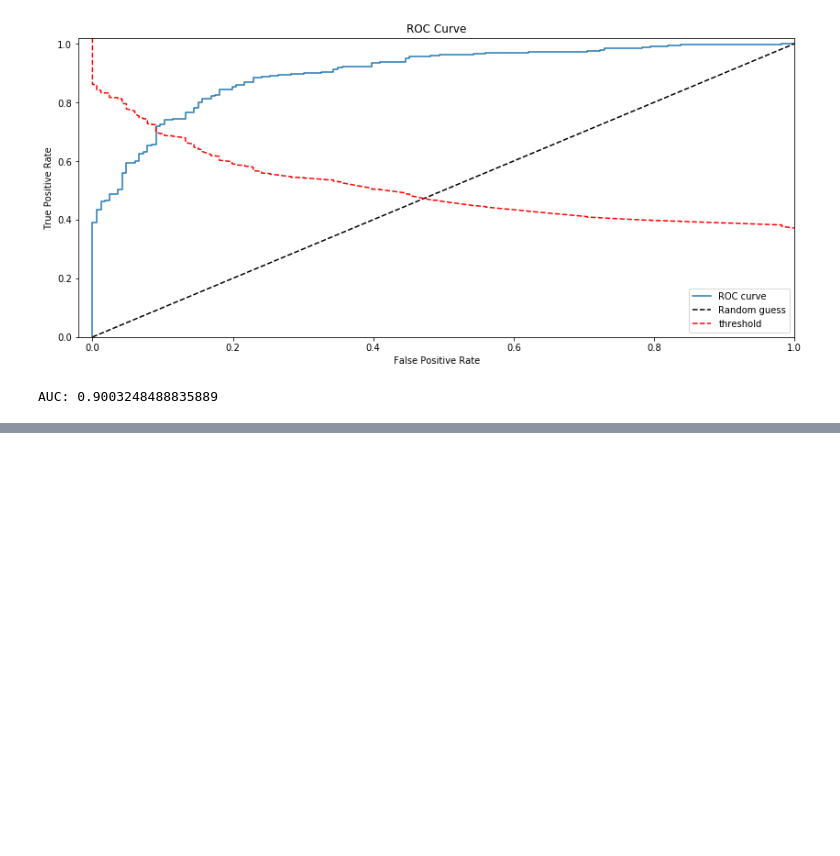
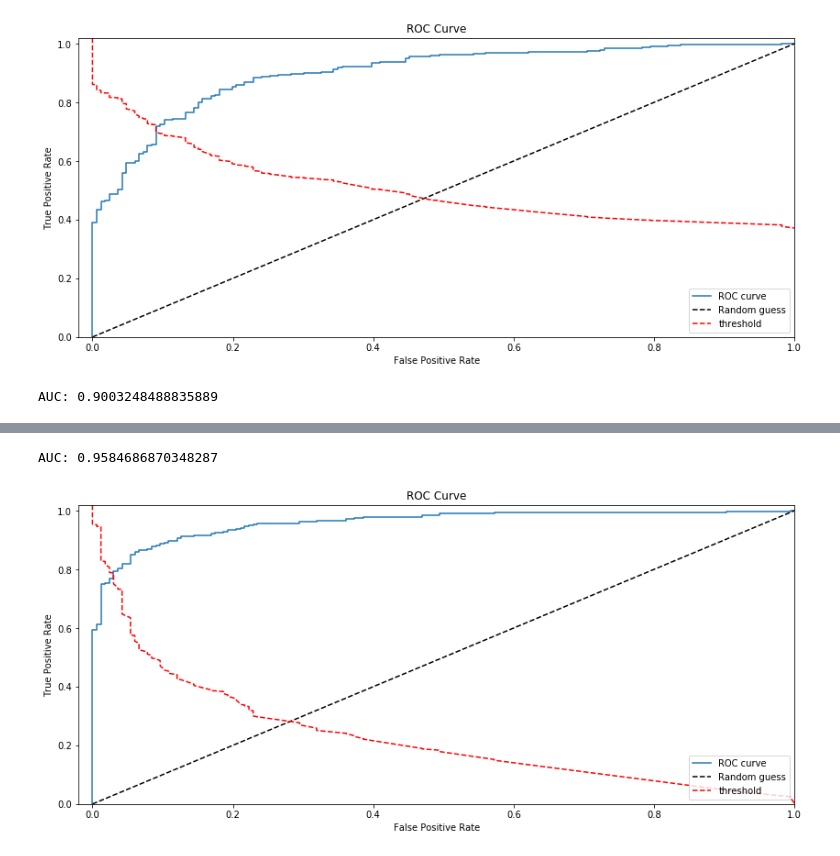
Before and after one commit to Simplon-IA-Bdx-1/Azure-InvasivesSpecies-Guillaume, a Jupyter notebook: 00-local.ipynb, the cells around one changed output, grey strips where cells are left out. Drawn from its saved outputs; the diff is of its cells as text; code cells hidden in the pictures; blank space fills up the shorter version.

```diff
--- a/00-local.ipynb
+++ b/00-local.ipynb
@@ -303,6 +303,6 @@ Trainable params: 1,048,833
 Non-trainable params: 14,714,688
 _________________________________________________________________
 # %%
-EPOCHS = 10
+EPOCHS = 20
 history = model.fit_generator(train_generator, epochs=EPOCHS, validation_data=valid_generator, verbose=1)
 # %% [output]
@@ -330,8 +332,11 @@ y_valid = labels_valid['invasive']
 y_pred_valid = model.predict_generator(valid_generator)
 # %%
 fpr, tpr, thresholds = roc_curve(y_valid, y_pred_valid)
-print_roc_curve(fpr, tpr, thresholds)
+plot_roc_curve(fpr, tpr, thresholds)
 print(f"AUC: {auc(fpr, tpr)}")
+# %% [output]
+AUC: 0.9584686870348287
+[figure, added]
 # %%
 from tensorflow.keras.applications.inception_v3 import InceptionV3
 # %%
```
Also changed, not shown: parts of 3 cells of this notebook, 2 other files.
